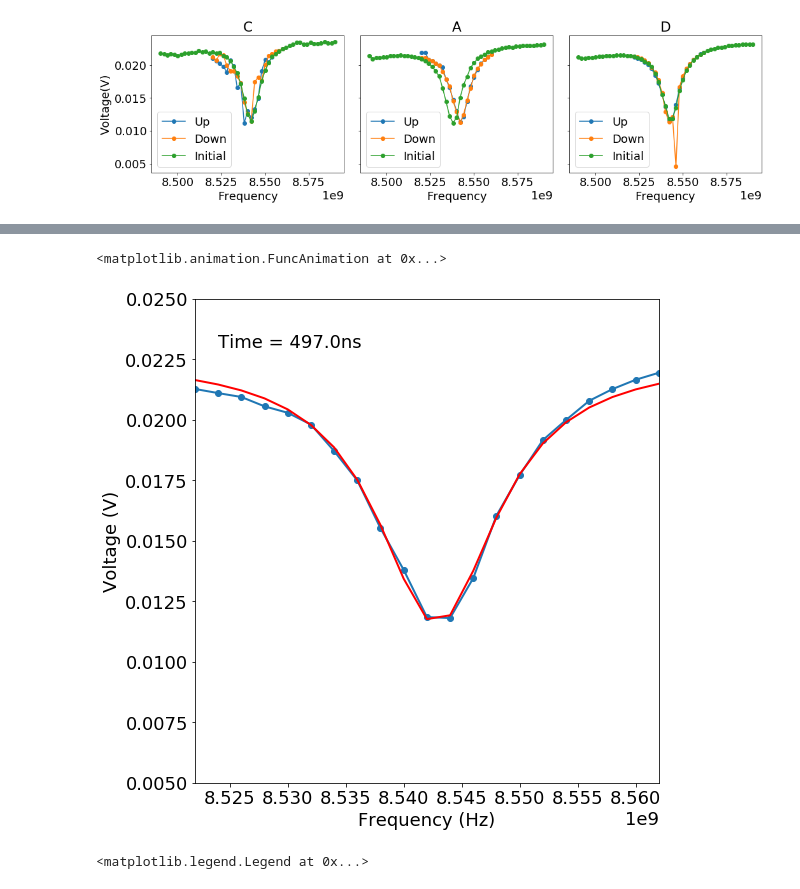
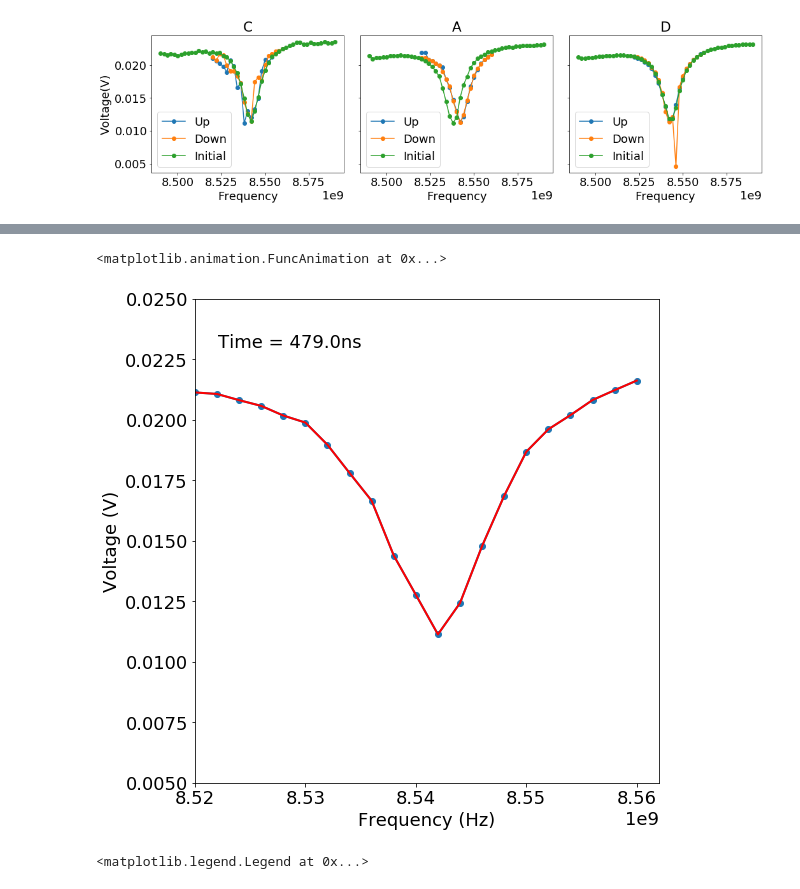
Before and after one commit to aspitarl/TRMC, a Jupyter notebook: FreqFluence.ipynb, the cells around one changed output, grey strips where cells are left out. Cells and saved outputs as stored; diff of their text form; code cells hidden in the pictures.

```diff
--- a/FreqFluence.ipynb
+++ b/FreqFluence.ipynb
@@ -331,28 +306,0 @@ v0
-# %%
-v0_fits = v0s.copy()
-
-samples = v0s.indexes['sample']
-freqs_i = da_dv.indexes['freq']
-mi = pd.MultiIndex.from_product([samples,freqs_i], names = ['sample', 'freq'])
-s = pd.Series(index = mi)
-v0s_i = xr.DataArray.from_series(s)
-
-
-for samp in v0s.indexes['sample']:
-    v0 = v0s.loc[samp]
-    dv = da_dv.sel(sample = samp, direction = 'U', time = 0).dropna(dim = 'fluence', how = 'all').isel(fluence = -1).dropna(dim = 'freq')
-    freqs = dv.indexes['freq']
-
-    v0s_i.loc[samp] = v0.interp(freq = freqs).reindex(freq = freqs_i)
-
-    v0_fit, v0_p,v0_sl = fitsweep(v0, p0, bounds, window , fittype,p_labels)
-    freqs = v0s.indexes['freq'][v0_sl]
-    v0_fits.loc[samp] = v0_fit(freqs)
-
-    v0s_i.loc[samp].plot(marker = 'o')
-    v0_fits.loc[samp].plot(color = 'b')
-
-    for i, p in enumerate(ds_p0.data_vars):
-        ds_p0[p].loc[samp] = v0_p[i]
-
-#     v0_p = pd.Series(v0_p,index = p_labels)
@@ -411,0 +381,7 @@ vsplotxr(320, dvs, vss= vss, fits = None, v0 = v0_i, v0_fit = None)
+# %%
+samp = 'A'
+
+dst = ds.sel(sample = samp).dropna('fluence','all').isel(fluence = -1)
+v0 = v0s_i.sel(sample = samp)
+
+vsplotxr(380, dst['dvs'], vss= dst['vss'], fits = dst['fits'], v0 = v0_i, v0_fit = None)
@@ -415,16 +397,16 @@ vsplotxr(320, dvs, vss= vss, fits = None, v0 = v0_i, v0_fit = None)
 timesel1 = 250e-9
 timesel2 = 500e-9
 
-fittimes = fits.indexes['time']
+fittimes = dst.indexes['time']
 
 idx1 = abs(fittimes - timesel1).argmin()
 idx2 = abs(fittimes - timesel2).argmin()
 
-RawData_Frames = vss.loc[:,fittimes[idx1]:fittimes[idx2]]
-RawData_Frames_fit = fits.loc[:,fittimes[idx1]:fittimes[idx2]]
+RawData_Frames = dst['vss'].loc[:,fittimes[idx1]:fittimes[idx2]]
+RawData_Frames_fit = dst['fits'].loc[:,fittimes[idx1]:fittimes[idx2]]
 timeindex = fittimes[idx1:idx2]
 interval = 50
-xs = fits.indexes['freq']
+xs = dst.indexes['freq']
 
 fig = plt.figure()
 ax = plt.axes(xlim=(xs[0], xs[-1]), ylim = (0.005,0.025))
@@ -441,34 +423,34 @@ fig.tight_layout()
 def init():
     line.set_data([], [])
     line_fit.set_data([], [])
     time_text.set_text('')
     ax.set_ylabel("Voltage (V)")
     ax.set_xlabel("Frequency (Hz)")
     return line,line_fit
 
 # animation function.  This is called sequentially
 def animate(i):
     line.set_data(xs, RawData_Frames.loc[:,timeindex[i]])
     line_fit.set_data(xs, RawData_Frames_fit.loc[:,timeindex[i]])
     time_text.set_text(time_template % int(timeindex[i]*1e9))
     return line, time_text
 
 
 
 # call the animator.  blit=True means only re-draw the parts that have changed.
 anim = animation.FuncAnimation(fig, animate, init_func=init,
                                frames=len(timeindex), interval = interval, blit=True)
 
 
 # TML(anim.to_html5_video())
 
 # equivalent to rcParams['animation.html'] = 'html5'
 rc('animation', html='html5')
 
 anim
 # %% [output]
 <matplotlib.animation.FuncAnimation at 0x...>
-[figure, old version]
+[figure, new version]
 # %%
 fig, axes = plt.subplots(1,1, figsize = (6,6), sharex = True)
 
```
Also changed, not shown: parts of 24 cells of this notebook.
